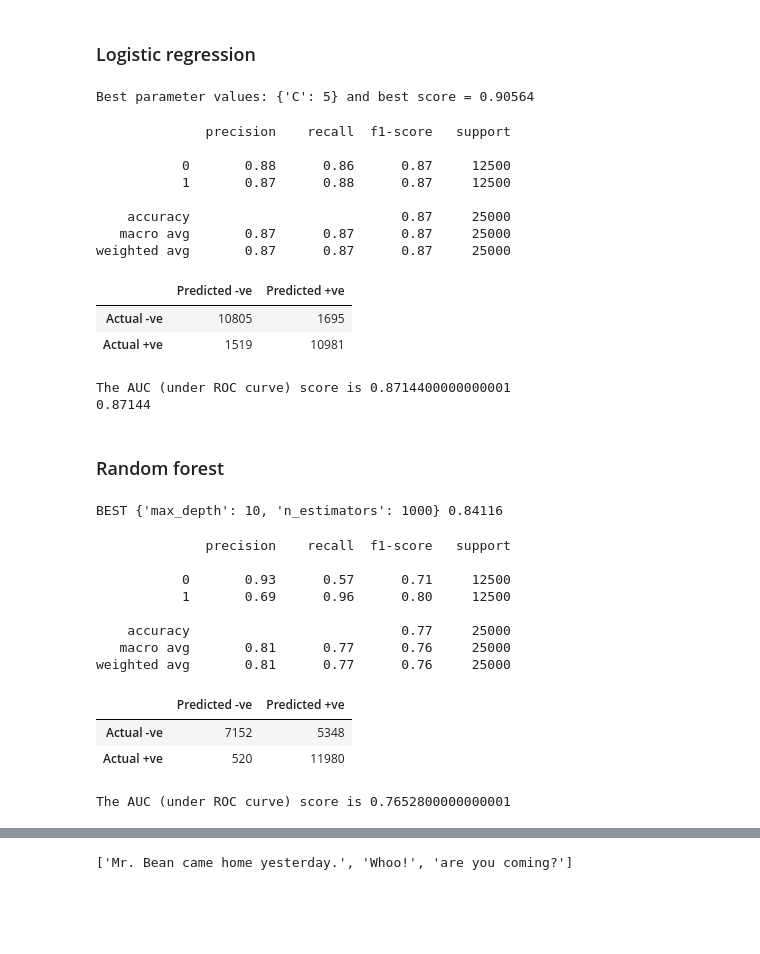
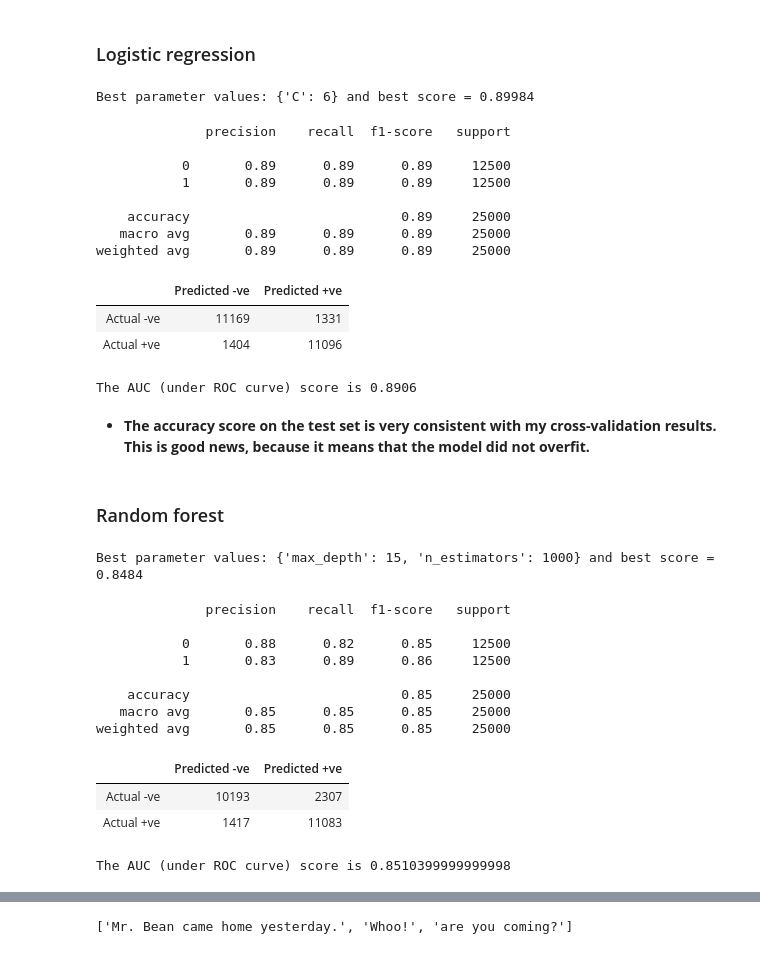
Before and after one commit to Jagadeesh06/Movie_reviews_sentiment_analysis, a Jupyter notebook: movie_sentiment_analysis.ipynb, the cells around one changed output, grey strips where cells are left out. Cells and saved outputs as stored; diff of their text form; code cells hidden in the pictures; blank space fills up the shorter version.

```diff
--- a/movie_sentiment_analysis.ipynb
+++ b/movie_sentiment_analysis.ipynb
@@ -16,5 +25,9 @@ from sklearn.metrics import roc_auc_score
 # %%
 def extract_reviews(path):
+    '''
+    Given the path/to/the/folder, extract the text from all the
+    files in that folder and return as a dataframe.
+    '''
     filenames = os.listdir(path)
     reviews = []
     for filename in filenames:
@@ -126,7 +143,6 @@ from sklearn.ensemble import RandomForestClassifier
 # %%
-tfidf_vectorizer = TfidfVectorizer(
-    strip_accents= 'unicode', analyzer='word', max_df = 0.5, ngram_range=(1, 2), sublinear_tf=True,
-     max_features=30000)
+tfidf_vectorizer = TfidfVectorizer(analyzer='word', min_df=5, max_df = 0.6,
+                                   ngram_range=(1, 2), sublinear_tf=True, max_features=40000)
 # %%
 train_features = tfidf_vectorizer.fit_transform(train_reviews)
 test_features = tfidf_vectorizer.transform(test_reviews)
@@ -197,55 +216,55 @@ The AUC (under ROC curve) score is 0.8356399999999999
 ### Logistic regression
 # %%
 clf_logreg = LogisticRegression(solver='sag',random_state=42)
-parameters = {'C': np.arange(1,12,1)}
+parameters = {'C': np.arange(1,11,1)}
 logreg_model = grid_search(clf_logreg, parameters, train_features, y_train, n_folds=10, score_func='accuracy')
 # %% [output]
-Best parameter values: {'C': 5} and best score = 0.90564
+Best parameter values: {'C': 6} and best score = 0.89984
 # %%
 logreg_pred = logreg_model.predict(test_features)
 show_metrics(y_test, logreg_pred)
-from sklearn.metrics import accuracy_score
-print(accuracy_score(y_test, logreg_pred))
+#print(accuracy_score(y_test, logreg_pred))
 # %% [output]
               precision    recall  f1-score   support
 
-           0       0.88      0.86      0.87     12500
-           1       0.87      0.88      0.87     12500
+           0       0.89      0.89      0.89     12500
+           1       0.89      0.89      0.89     12500
 
-    accuracy                           0.87     25000
-   macro avg       0.87      0.87      0.87     25000
-weighted avg       0.87      0.87      0.87     25000
+    accuracy                           0.89     25000
+   macro avg       0.89      0.89      0.89     25000
+weighted avg       0.89      0.89      0.89     25000
 |  | Predicted -ve | Predicted +ve |
-| Actual -ve | 10805 | 1695 |
-| Actual +ve | 1519 | 10981 |
+| Actual -ve | 11169 | 1331 |
+| Actual +ve | 1404 | 11096 |
-The AUC (under ROC curve) score is 0.8714400000000001
-0.87144
+The AUC (under ROC curve) score is 0.8906
+# %% [markdown]
+- **The accuracy score on the test set is very consistent with my cross-validation results. This is good news, because it means that the model did not overfit.**
 # %% [markdown]
 ### Random forest
 # %%
-clf_rf = RandomForestClassifier(random_state=42,n_jobs=-1, min_samples_split=5)
-parameters = {'n_estimators': [700,1000], 'max_depth': [7,10]}
-rfmodel = grid_search(clf_rf, parameters, train_features, y_train, n_folds=3)
+clf_rf = RandomForestClassifier(random_state=42,n_jobs=-1, min_samples_split=3)
+parameters = {'n_estimators': [500,1000], 'max_depth': [10,15]}
+rfmodel = grid_search(clf_rf, parameters, train_features, y_train, n_folds=10)
 # %% [output]
-BEST {'max_depth': 10, 'n_estimators': 1000} 0.84116
+Best parameter values: {'max_depth': 15, 'n_estimators': 1000} and best score = 0.8484
 # %%
-clf_rf = RandomForestClassifier(n_estimators=500, max_depth=10, random_state=42,n_jobs=-1, min_samples_split=5)
-clf_rf.fit(train_features,y_train)
-rf_pred = clf_rf.predict(test_features)
+#clf_rf = RandomForestClassifier(n_estimators=500, max_depth=10, random_state=42,n_jobs=-1, min_samples_split=5)
+#clf_rf.fit(train_features,y_train)
+rf_pred = rfmodel.predict(test_features)
 show_metrics(y_test, rf_pred)
 # %% [output]
               precision    recall  f1-score   support
 
-           0       0.93      0.57      0.71     12500
-           1       0.69      0.96      0.80     12500
+           0       0.88      0.82      0.85     12500
+           1       0.83      0.89      0.86     12500
 
-    accuracy                           0.77     25000
-   macro avg       0.81      0.77      0.76     25000
-weighted avg       0.81      0.77      0.76     25000
+    accuracy                           0.85     25000
+   macro avg       0.85      0.85      0.85     25000
+weighted avg       0.85      0.85      0.85     25000
 |  | Predicted -ve | Predicted +ve |
-| Actual -ve | 7152 | 5348 |
-| Actual +ve | 520 | 11980 |
+| Actual -ve | 10193 | 2307 |
+| Actual +ve | 1417 | 11083 |
-The AUC (under ROC curve) score is 0.7652800000000001
+The AUC (under ROC curve) score is 0.8510399999999998
 # %% [markdown]
 ## Using word embeddings (word2vec)
 
```
Also changed, not shown: parts of 55 cells of this notebook, 1 other file.
